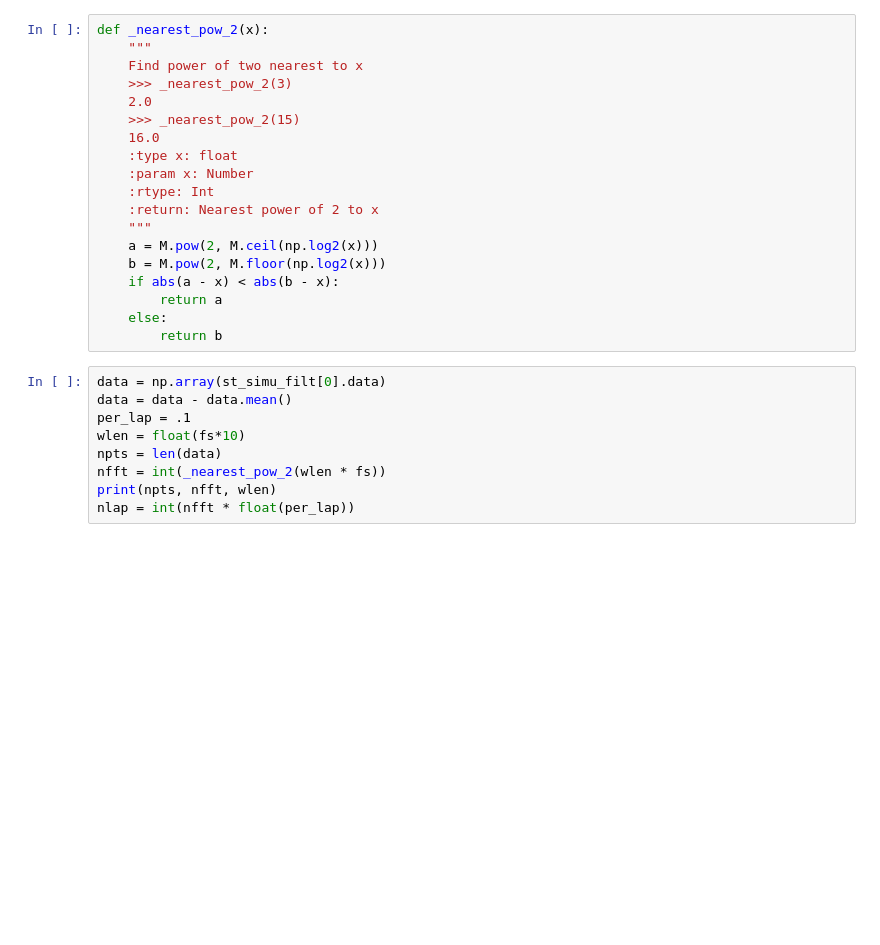
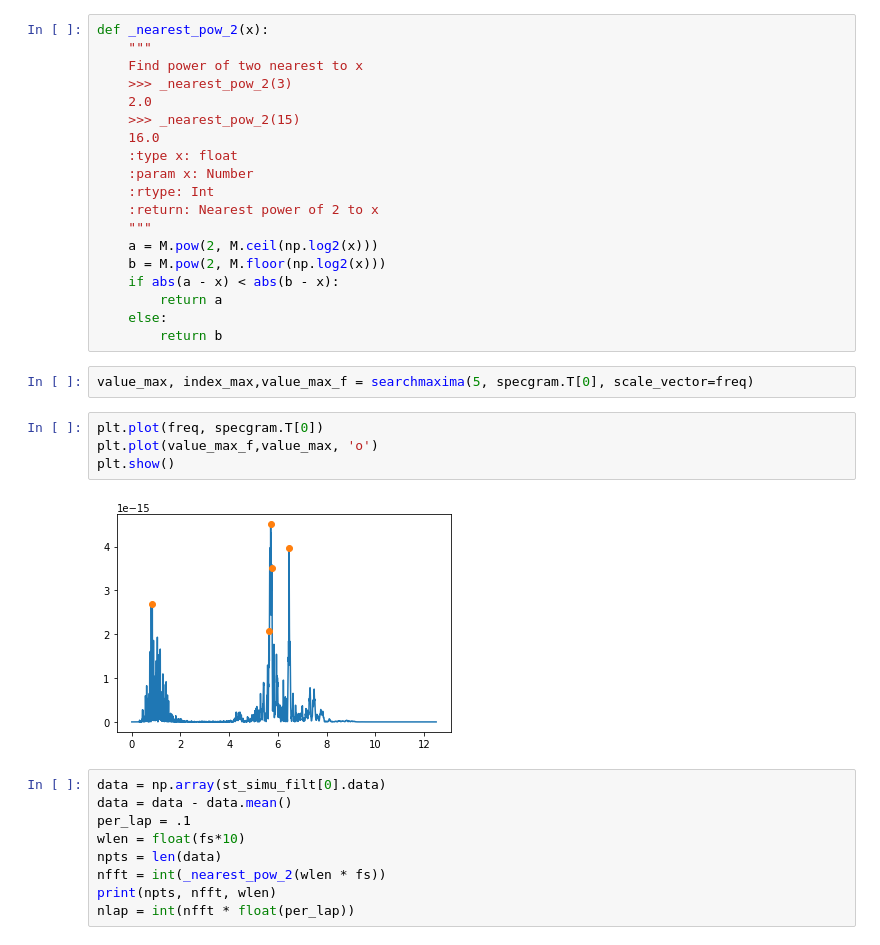
Before and after one commit to DDEssing/thesis_code, a Jupyter notebook: Amplitude_variation.ipynb, the cells around one changed output. Drawn from its saved outputs; the diff is of its cells as text; blank space fills up the shorter version.

```diff
--- a/Amplitude_variation.ipynb
+++ b/Amplitude_variation.ipynb
@@ -271,6 +306,14 @@ def _nearest_pow_2(x):
         return a
     else:
         return b
+# %%
+value_max, index_max,value_max_f = searchmaxima(5, specgram.T[0], scale_vector=freq)
+# %%
+plt.plot(freq, specgram.T[0])
+plt.plot(value_max_f,value_max, 'o')
+plt.show()
+# %% [output]
+[figure, added]
 # %%
 data = np.array(st_simu_filt[0].data)
 data = data - data.mean()
```
Also changed, not shown: parts of 10 cells of this notebook.
